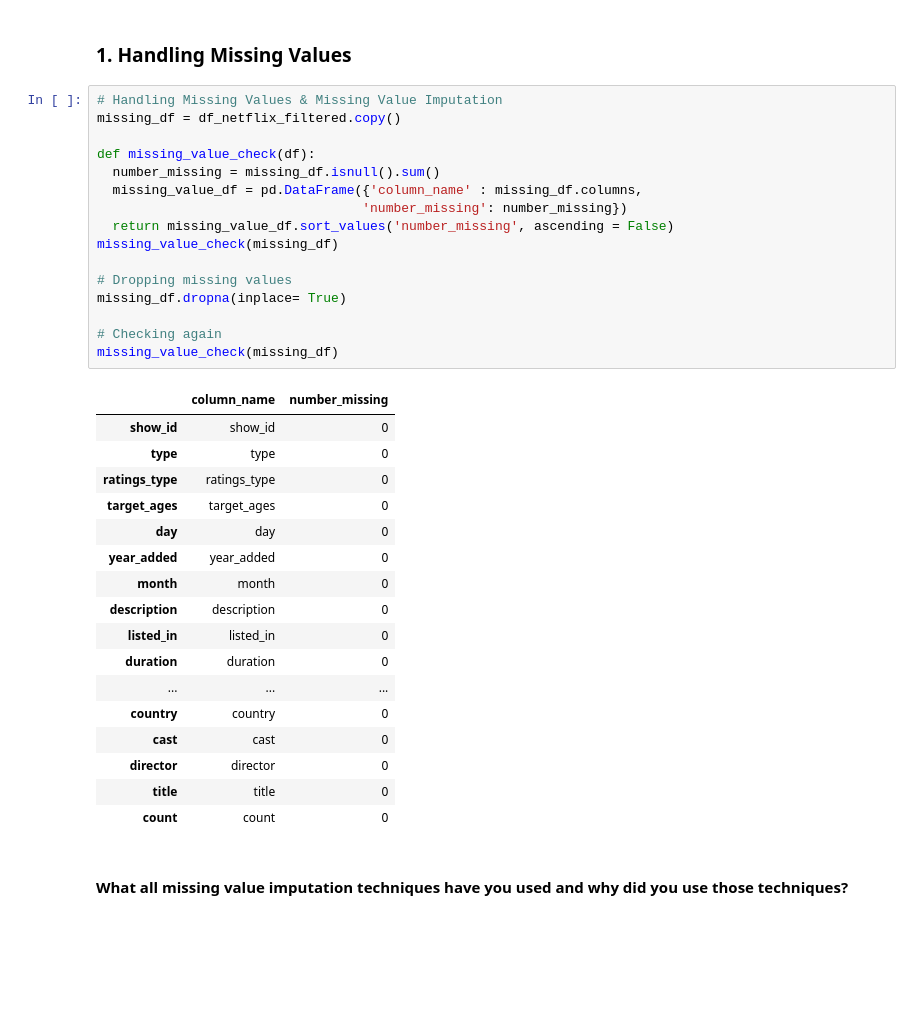
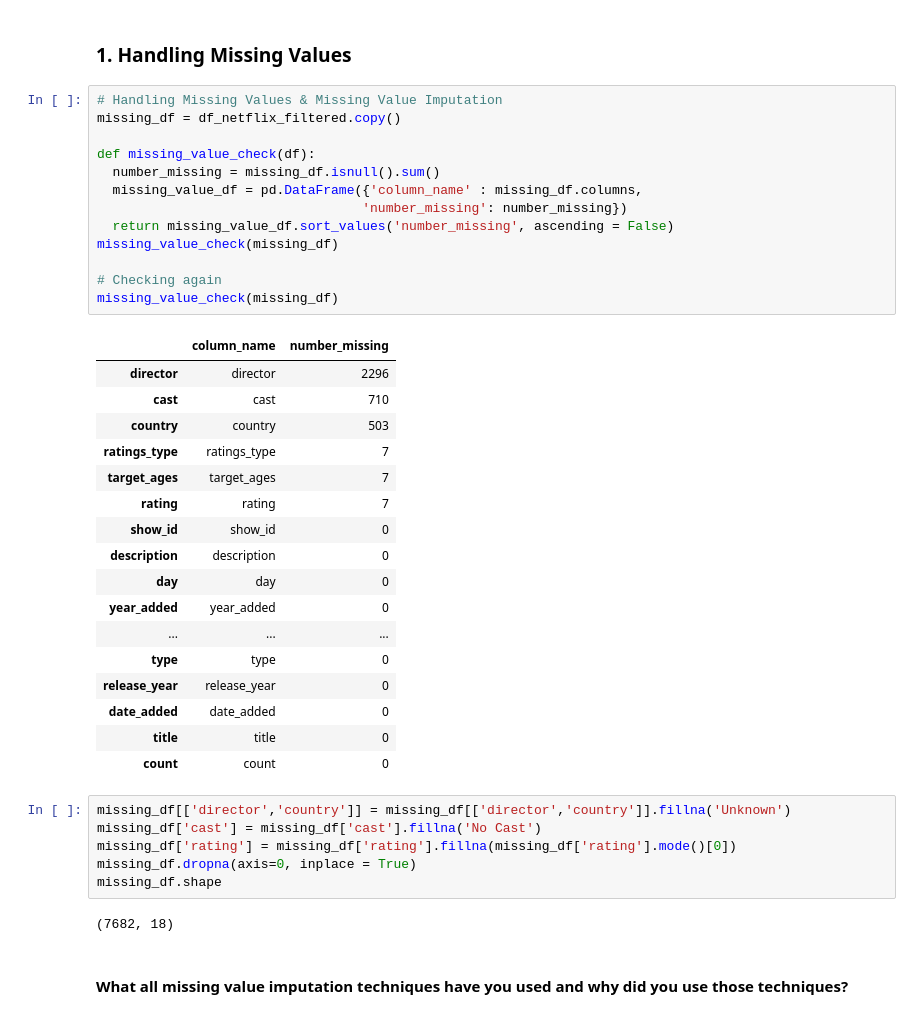
Before and after one commit to deepak-sin/Airline-Passenger-Referral, a Jupyter notebook: Netflix_Movies_And_Tv_Shows_Unsupervised.ipynb, the cells around one changed output. Saved outputs shown, nothing was run; the diff lists cells and outputs as text; blank space fills up the shorter version.

```diff
--- a/Netflix_Movies_And_Tv_Shows_Unsupervised.ipynb
+++ b/Netflix_Movies_And_Tv_Shows_Unsupervised.ipynb
@@ -971,37 +1078,42 @@ Answer Here.
 # %%
 # Handling Missing Values & Missing Value Imputation
 missing_df = df_netflix_filtered.copy()
 
 def missing_value_check(df):
   number_missing = missing_df.isnull().sum()
   missing_value_df = pd.DataFrame({'column_name' : missing_df.columns,
                                   'number_missing': number_missing})
   return missing_value_df.sort_values('number_missing', ascending = False)
 missing_value_check(missing_df)
 
-# Dropping missing values
-missing_df.dropna(inplace= True)
-
 # Checking again
 missing_value_check(missing_df)
 # %% [output]
 |  | column_name | number_missing |
+| director | director | 2296 |
+| cast | cast | 710 |
+| country | country | 503 |
+| ratings_type | ratings_type | 7 |
+| target_ages | target_ages | 7 |
+| rating | rating | 7 |
 | show_id | show_id | 0 |
-| type | type | 0 |
-| ratings_type | ratings_type | 0 |
-| target_ages | target_ages | 0 |
+| description | description | 0 |
 | day | day | 0 |
 | year_added | year_added | 0 |
-| month | month | 0 |
-| description | description | 0 |
-| listed_in | listed_in | 0 |
-| duration | duration | 0 |
 | ... | ... | ... |
-| country | country | 0 |
-| cast | cast | 0 |
-| director | director | 0 |
+| type | type | 0 |
+| release_year | release_year | 0 |
+| date_added | date_added | 0 |
 | title | title | 0 |
 | count | count | 0 |
+# %%
+missing_df[['director','country']] = missing_df[['director','country']].fillna('Unknown')
+missing_df['cast'] = missing_df['cast'].fillna('No Cast')
+missing_df['rating'] = missing_df['rating'].fillna(missing_df['rating'].mode()[0])
+missing_df.dropna(axis=0, inplace = True)
+missing_df.shape
+# %% [output]
+(7682, 18)
 # %% [markdown]
 #### What all missing value imputation techniques have you used and why did you use those techniques?
 # %% [markdown]
```
Also changed, not shown: parts of 174 cells of this notebook.
